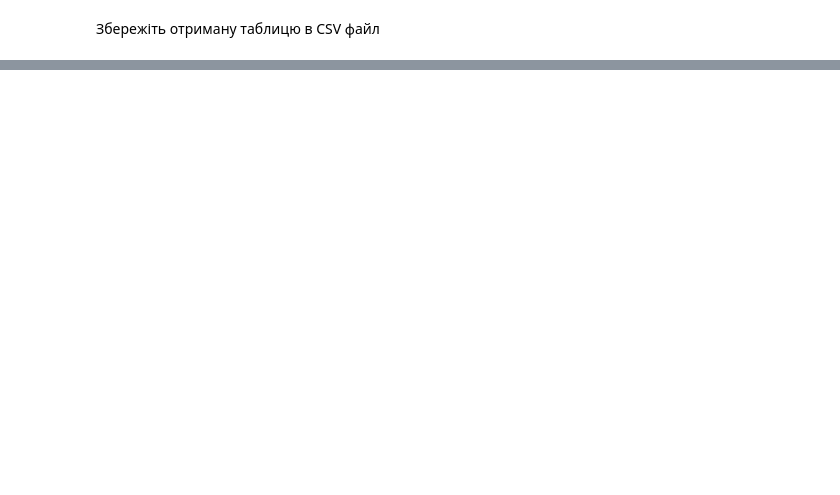
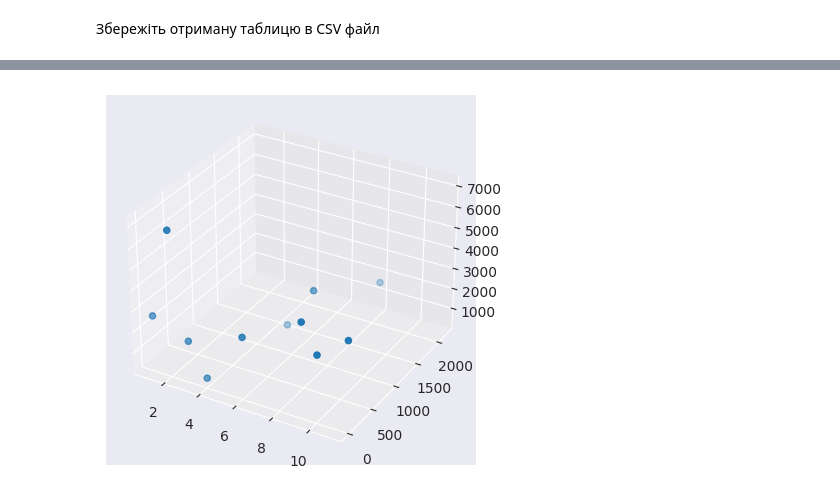
Before and after one commit to OlehVakulchyk/DataScience, a Jupyter notebook: Hw2_2.ipynb, the cells around one changed output, grey strips where cells are left out. Cells and saved outputs as stored; diff of their text form; code cells hidden in the pictures; blank space fills up the shorter version.

```diff
--- a/Hw2_2.ipynb
+++ b/Hw2_2.ipynb
@@ -253,0 +281,18 @@ df11
+# %%
+import matplotlib.pyplot as plt
+from mpl_toolkits.mplot3d import Axes3D
+
+df = d_s_without_nan.groupby('Должность').agg({'Зарплата.в.месяц': ['mean', 'count']}).round()
+
+fig = plt.figure()
+ax = fig.add_subplot(projection="3d")
+
+x = [i for i in range(1, len(df.index)+1)]
+z = df['Зарплата.в.месяц', 'mean']
+y = df['Зарплата.в.месяц', 'count']
+
+ax.scatter(x, y, z)
+
+plt.show()
+# %% [output]
+[figure, added]
```
Also changed, not shown: parts of 7 cells of this notebook.
